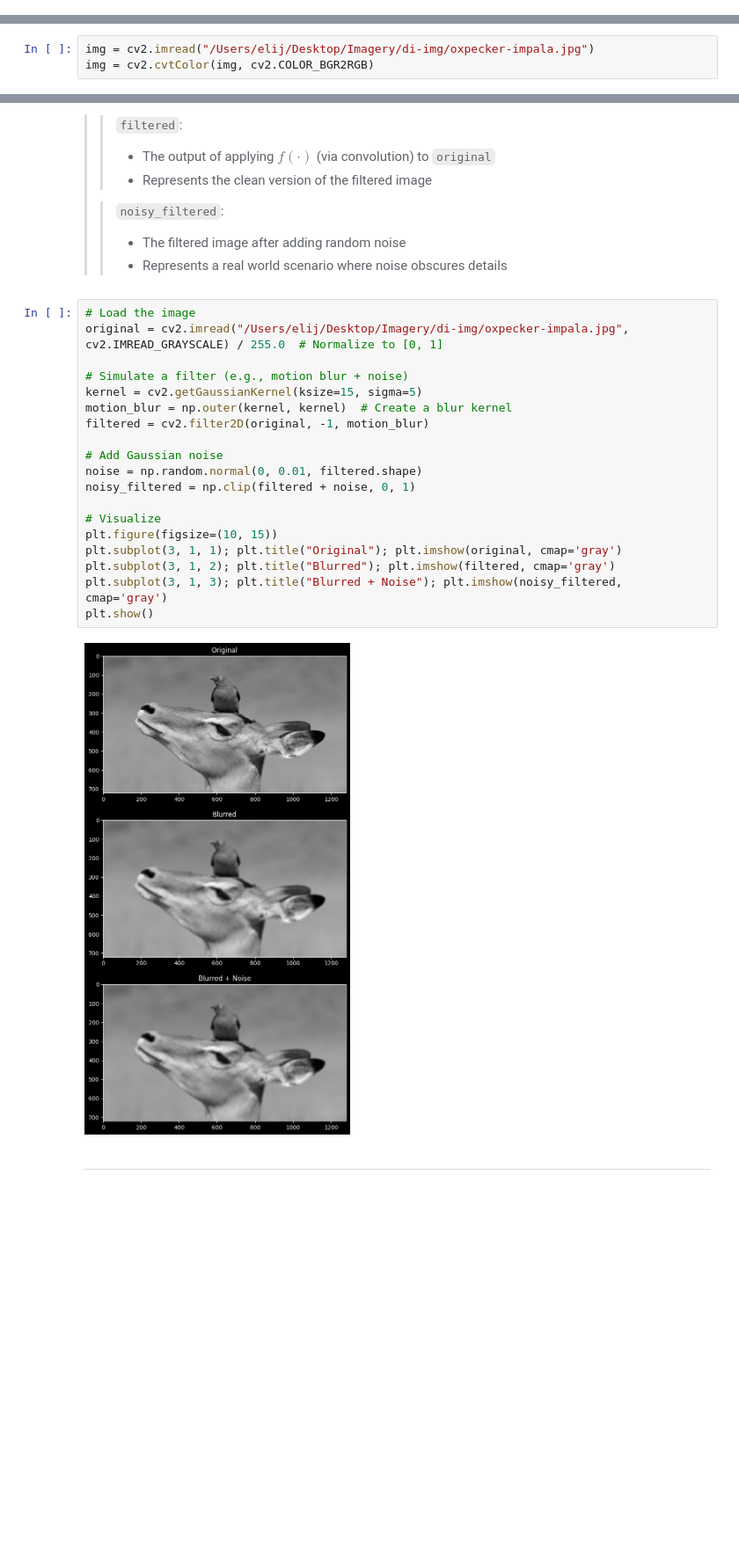
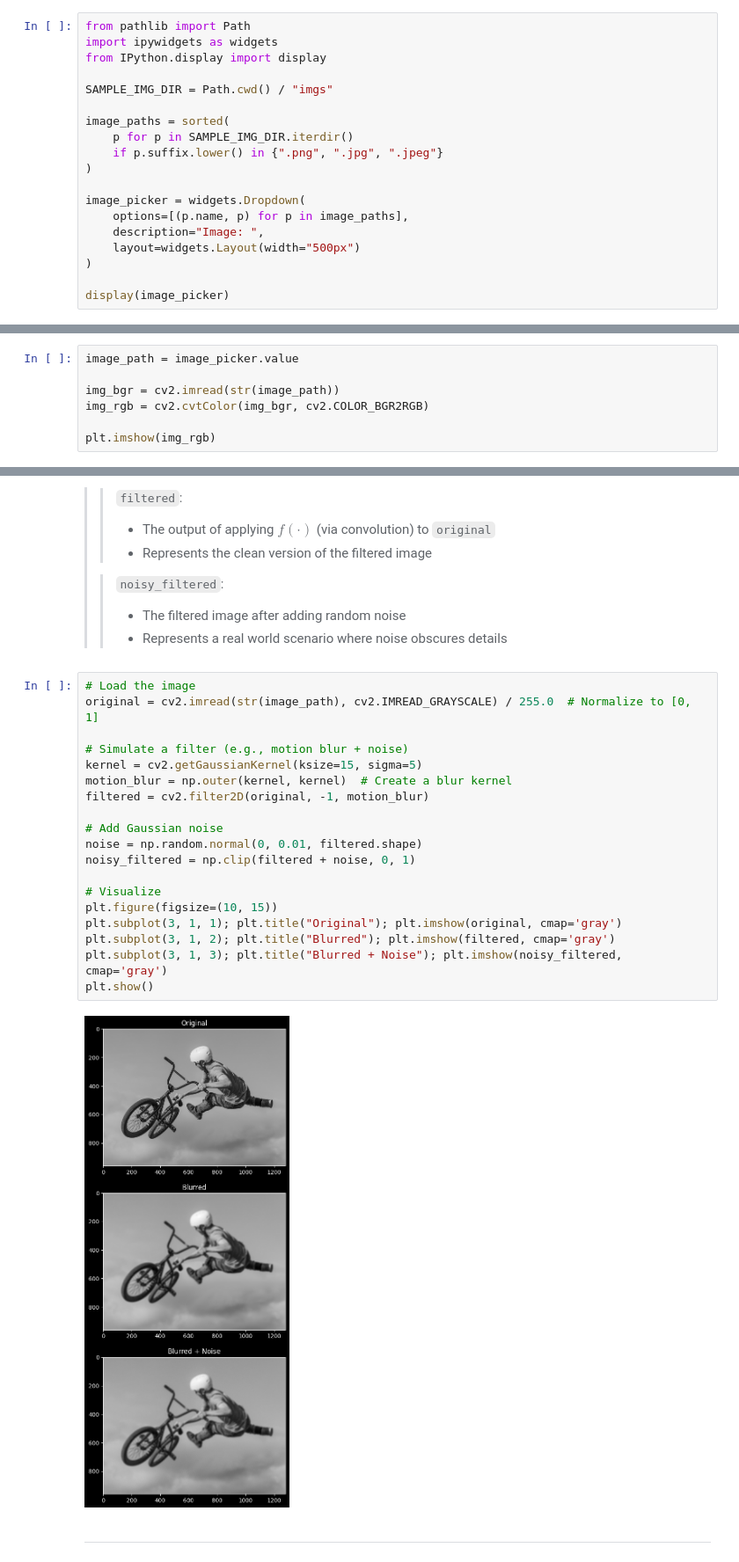
Before and after one commit to zyplocs/notebooks, a Jupyter notebook: di_processing.ipynb, the cells around one changed output, grey strips where cells are left out. Shown at 88% size. Drawn from its saved outputs; the diff is of its cells as text; blank space fills up the shorter version.

Commit message:
Create ipywidgets dropdown for sample image selection in notebook(s)

````diff
--- a/di_processing.ipynb
+++ b/di_processing.ipynb
@@ -13,0 +18,19 @@ import matplotlib.pyplot as plt
+# %%
+from pathlib import Path
+import ipywidgets as widgets
+from IPython.display import display
+
+SAMPLE_IMG_DIR = Path.cwd() / "imgs"
+
+image_paths = sorted(
+    p for p in SAMPLE_IMG_DIR.iterdir()
+    if p.suffix.lower() in {".png", ".jpg", ".jpeg"}
+)
+
+image_picker = widgets.Dropdown(
+    options=[(p.name, p) for p in image_paths],
+    description="Image: ",
+    layout=widgets.Layout(width="500px")
+)
+
+display(image_picker)
@@ -62,5 +87,9 @@ Three distinct flags can be passed to the `imread()` function, and are as follow
 >```
 >>Specifies to load an image "*as is*," including the alpha channel. Alternatively, we can pass `-1` for this flag.
 # %%
-img = cv2.imread("/Users/elij/Desktop/Imagery/di-img/oxpecker-impala.jpg")
-img = cv2.cvtColor(img, cv2.COLOR_BGR2RGB)
+image_path = image_picker.value
+
+img_bgr = cv2.imread(str(image_path))
+img_rgb = cv2.cvtColor(img_bgr, cv2.COLOR_BGR2RGB)
+
+plt.imshow(img_rgb)
@@ -89,25 +121,25 @@ Here is an example that loads an image and simulates a filtered version (e.g., b
 >>- Represents a real world scenario where noise obscures details
 # %%
 # Load the image
-original = cv2.imread("/Users/elij/Desktop/Imagery/di-img/oxpecker-impala.jpg", cv2.IMREAD_GRAYSCALE) / 255.0  # Normalize to [0, 1]
+original = cv2.imread(str(image_path), cv2.IMREAD_GRAYSCALE) / 255.0  # Normalize to [0, 1]
 
 # Simulate a filter (e.g., motion blur + noise)
 kernel = cv2.getGaussianKernel(ksize=15, sigma=5)
 motion_blur = np.outer(kernel, kernel)  # Create a blur kernel
 filtered = cv2.filter2D(original, -1, motion_blur)
 
 # Add Gaussian noise
 noise = np.random.normal(0, 0.01, filtered.shape)
 noisy_filtered = np.clip(filtered + noise, 0, 1)
 
 # Visualize
 plt.figure(figsize=(10, 15))
 plt.subplot(3, 1, 1); plt.title("Original"); plt.imshow(original, cmap='gray')
 plt.subplot(3, 1, 2); plt.title("Blurred"); plt.imshow(filtered, cmap='gray')
 plt.subplot(3, 1, 3); plt.title("Blurred + Noise"); plt.imshow(noisy_filtered, cmap='gray')
 plt.show()
 # %% [output]
-[figure, old version]
+[figure, new version]
 # %% [markdown]
 ---
 # %% [markdown]
````
Also changed, not shown: parts of 6 cells of this notebook, 1 other file.
